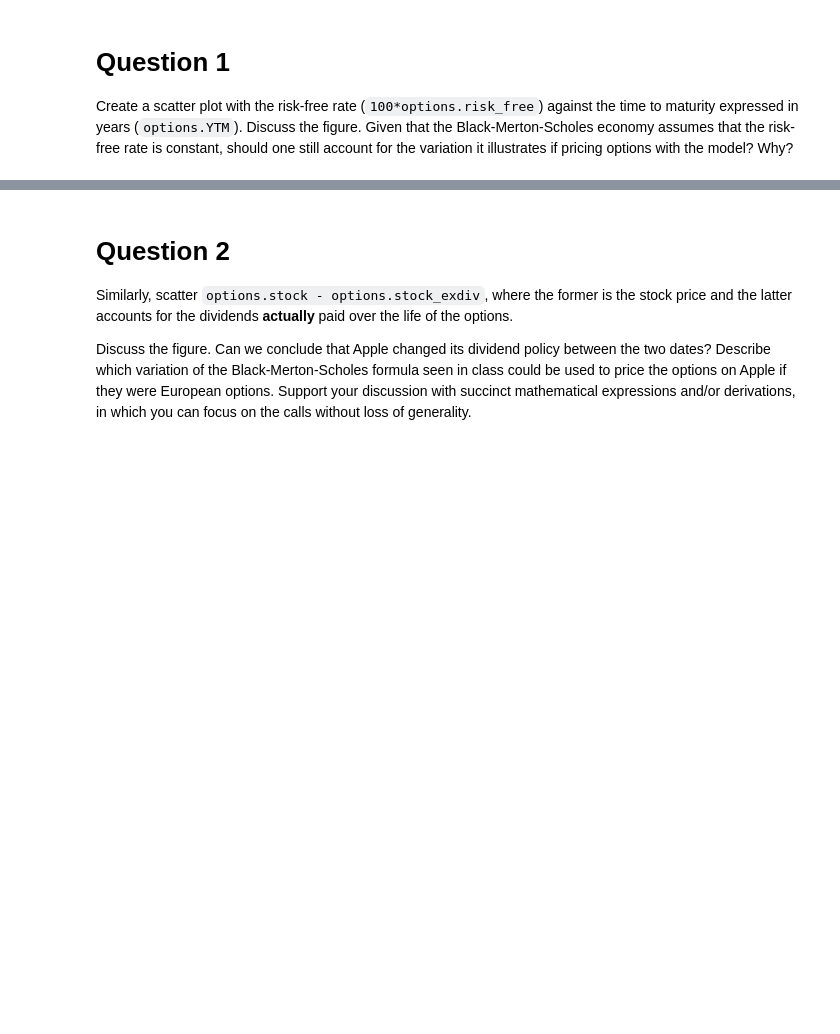
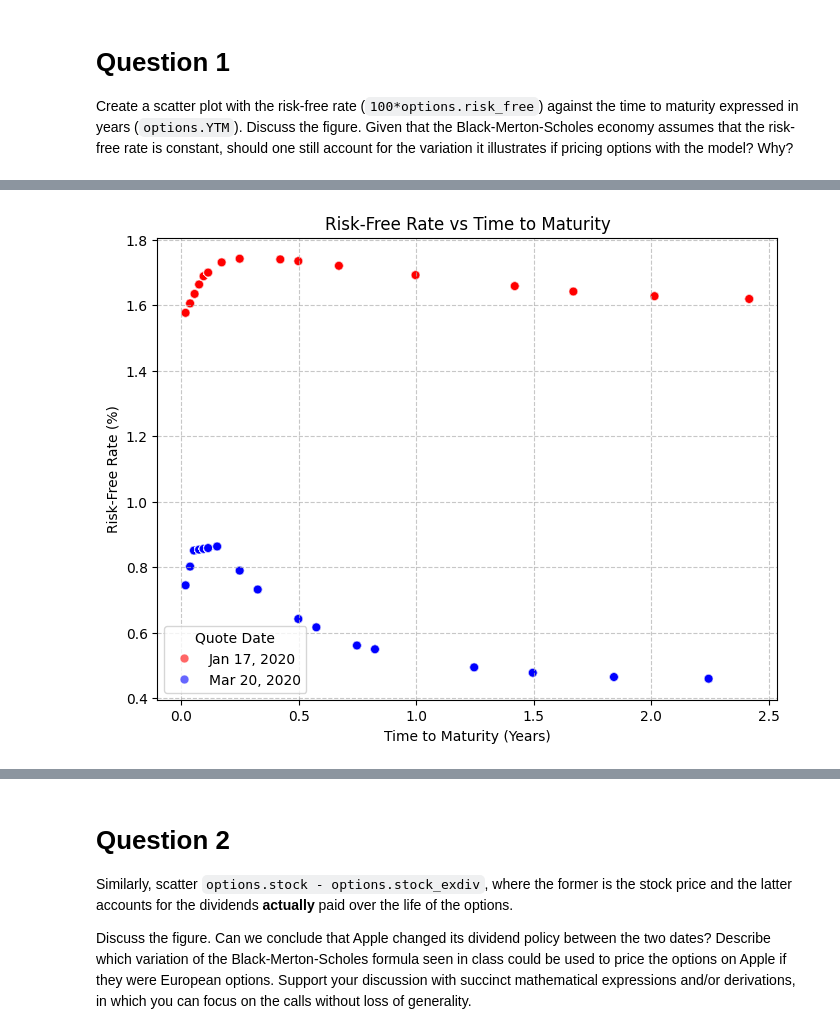
Before and after one commit to geoffroy-h-e/derivatives_p1, a Jupyter notebook: Derivatives_assignment_1/202510-assignment1-en.ipynb, the cells around one changed output, grey strips where cells are left out. Cells and saved outputs as stored; diff of their text form; code cells hidden in the pictures; blank space fills up the shorter version.

```diff
--- a/Derivatives_assignment_1/202510-assignment1-en.ipynb
+++ b/Derivatives_assignment_1/202510-assignment1-en.ipynb
@@ -83,0 +103,29 @@ Create a scatter plot with the risk-free rate (`100*options.risk_free`) against
+# %%
+import seaborn as sns
+import matplotlib.pyplot as plt
+
+# Add a quote_date label
+df = options.copy()
+df['quote_date'] = df['date'].apply(
+    lambda d: "Jan 17, 2020" if str(d).startswith("2020-01-17") else "Mar 20, 2020"
+)
+
+plt.figure(figsize=(8,6))
+sns.scatterplot(
+    data=df,
+    x="YTM",
+    y=100 * df['risk_free'],
+    hue="quote_date",                # color by date
+    palette={"Jan 17, 2020": "red", "Mar 20, 2020": "blue"},
+    alpha=0.6,
+    s=40
+)
+
+plt.xlabel("Time to Maturity (Years)")
+plt.ylabel("Risk-Free Rate (%)")
+plt.title("Risk-Free Rate vs Time to Maturity")
+plt.grid(True, linestyle="--", alpha=0.7)
+plt.legend(title="Quote Date")
+plt.show()
+# %% [output]
+[figure, added]
```
Also changed, not shown: parts of 4 cells of this notebook.
